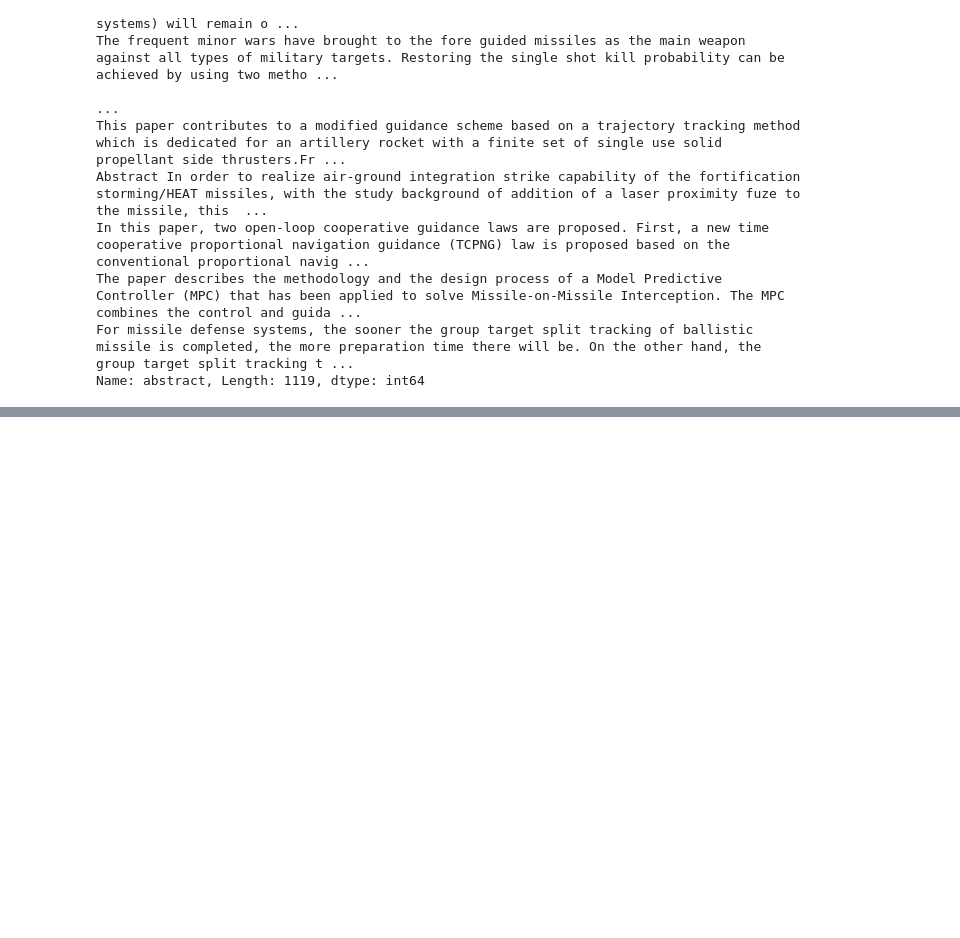
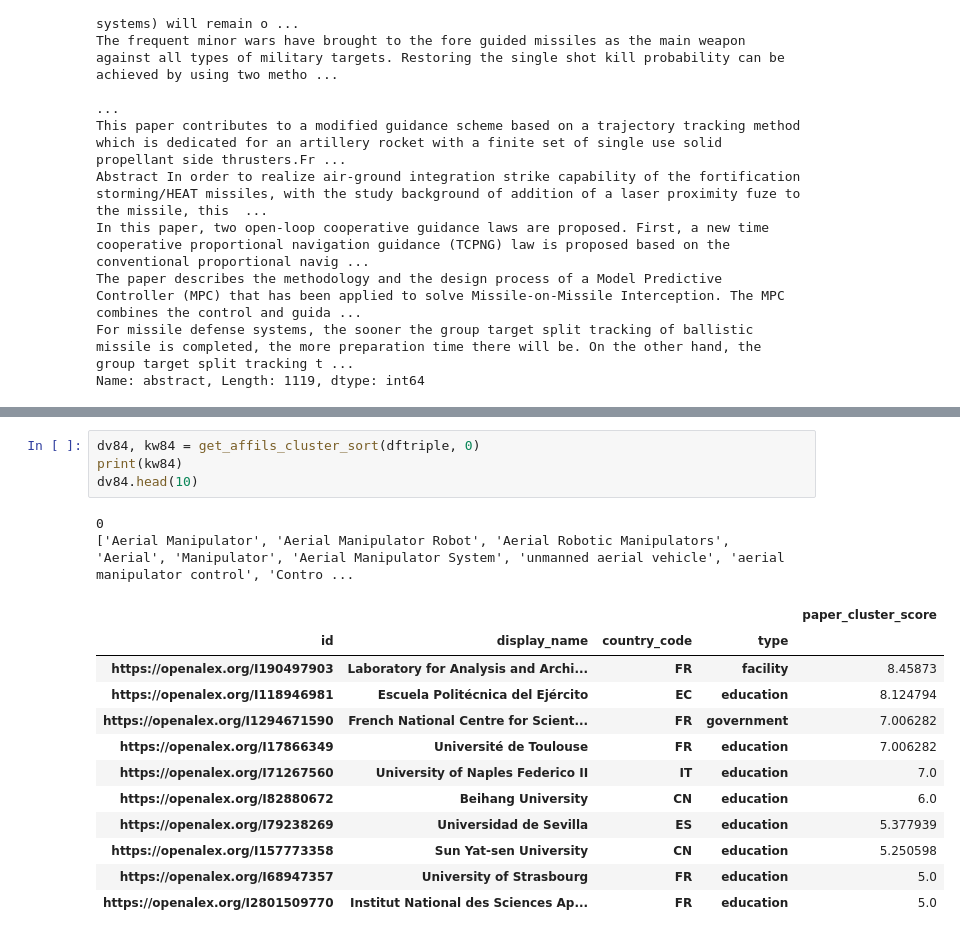
Before and after one commit to doolingdavidrs21/openalex-jamming-gpt4, a Jupyter notebook: update2d.ipynb, the cells around one changed output, grey strips where cells are left out. Saved outputs shown, nothing was run; the diff lists cells and outputs as text; blank space fills up the shorter version.

```diff
--- a/update2d.ipynb
+++ b/update2d.ipynb
@@ -207,0 +580,19 @@ Name: abstract, Length: 1119, dtype: int64
+# %%
+dv84, kw84 = get_affils_cluster_sort(dftriple, 0)
+print(kw84)
+dv84.head(10)
+# %% [output]
+0
+['Aerial Manipulator', 'Aerial Manipulator Robot', 'Aerial Robotic Manipulators', 'Aerial', 'Manipulator', 'Aerial Manipulator System', 'unmanned aerial vehicle', 'aerial manipulator control', 'Contro ...
+|  |  |  |  | paper_cluster_score |
+| id | display_name | country_code | type |  |
+| https://openalex.org/I190497903 | Laboratory for Analysis and Archi... | FR | facility | 8.45873 |
+| https://openalex.org/I118946981 | Escuela Politécnica del Ejército | EC | education | 8.124794 |
+| https://openalex.org/I1294671590 | French National Centre for Scient... | FR | government | 7.006282 |
+| https://openalex.org/I17866349 | Université de Toulouse | FR | education | 7.006282 |
+| https://openalex.org/I71267560 | University of Naples Federico II | IT | education | 7.0 |
+| https://openalex.org/I82880672 | Beihang University | CN | education | 6.0 |
+| https://openalex.org/I79238269 | Universidad de Sevilla | ES | education | 5.377939 |
+| https://openalex.org/I157773358 | Sun Yat-sen University | CN | education | 5.250598 |
+| https://openalex.org/I68947357 | University of Strasbourg | FR | education | 5.0 |
+| https://openalex.org/I2801509770 | Institut National des Sciences Ap... | FR | education | 5.0 |
```
Also changed, not shown: parts of 54 cells of this notebook.
